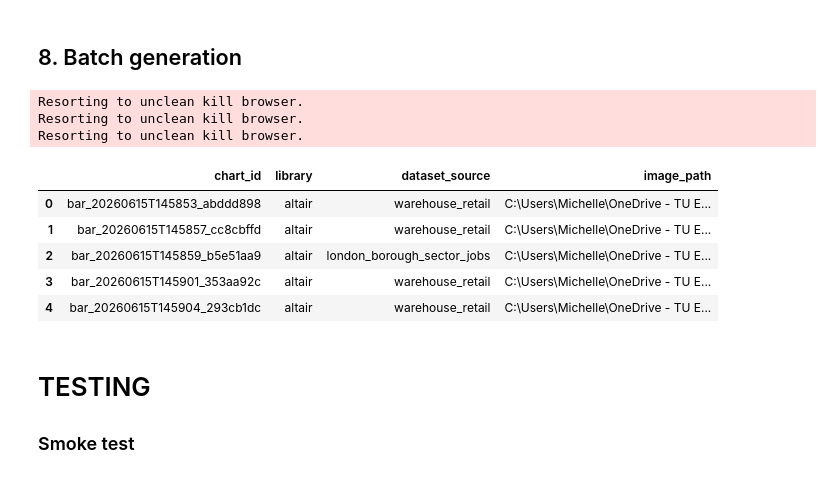
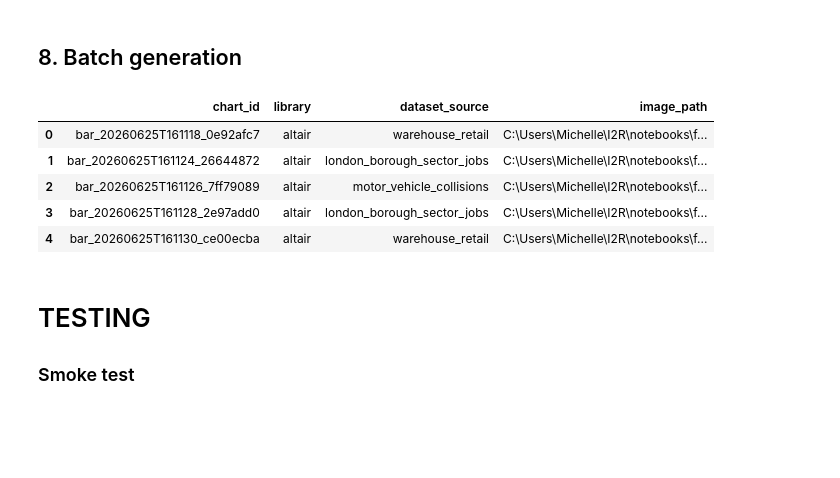
Before and after one commit to michellerosehb/I2R, a Jupyter notebook: notebooks/final_notebook_v1/notebooks/bar_generator_FINAL.ipynb, the cells around one changed output. Drawn from its saved outputs; the diff is of its cells as text; code cells hidden in the pictures; blank space fills up the shorter version.

```diff
--- a/notebooks/final_notebook_v1/notebooks/bar_generator_FINAL.ipynb
+++ b/notebooks/final_notebook_v1/notebooks/bar_generator_FINAL.ipynb
@@ -86,13 +86,18 @@ DATA_TRAIN = Path(r"C:\Users\Michelle\I2R\data\train")
 # Normal generated outputs
 BAR_OUT_ROOT = Path(r"C:\Users\Michelle\OneDrive - TU Eindhoven\I2R_dataset\barplots")
 
+# generated outputs
+BAR_OUT_ROOT_GENERATED = Path(r"C:\Users\Michelle\I2R\notebooks\final_notebook_v1\outputs\generated\barplots")
+
 # Testing outputs
 BAR_TEST_OUT_ROOT = PROJECT / "testing" / "bar_testing"
 
 BAR_OUT_ROOT.mkdir(parents=True, exist_ok=True)
 BAR_TEST_OUT_ROOT.mkdir(parents=True, exist_ok=True)
 
-CLEAR_OUTPUT = False
+#CLEAR_OUTPUT = False
+CLEAR_OUTPUT = True
+
 LIBRARIES = ["altair", "matplotlib", "seaborn", "plotly"]
 SUBDIRS = ["images", "tables", "metadata"]
 
@@ -107,17 +112,29 @@ DATASET_REGISTRY = {
         "path":         DATA_TRAIN / "Warehouse_and_Retail_Sales.csv",
         "numeric_cols": ["RETAIL SALES", "WAREHOUSE SALES", "RETAIL TRANSFERS"],
         "group_cols":   ["ITEM TYPE", "SUPPLIER"],
-        "date_col":     "date",
+        "date_col":     None,
         "agg_cols":     ["YEAR", "MONTH"],
         "loader":       "load_warehouse_retail",
     },
     "london_borough_sector_jobs": {
         "path":         DATA_TRAIN / "london_borough_sector_jobs.csv",
         "numeric_cols": ["EMPLOYEE_JOBS"],
-        "group_cols":   ["SECTOR", "BOROUGH"],
+        "group_cols":   ["BOROUGH", "SECTOR"],
         "date_col":     None,
         "agg_cols":     ["YEAR"],
         "loader":       "load_london_borough_sector_jobs",
+    },
+    "motor_vehicle_collisions": {
+        "path":         DATA_TRAIN / "Motor_Vehicle_Collisions_-_Crashes.csv",
+        "numeric_cols": ["NUMBER OF PERSONS INJURED", "NUMBER OF PERSONS KILLED",
+                         "NUMBER OF PEDESTRIANS INJURED", "NUMBER OF CYCLIST INJURED",
+                         "NUMBER OF MOTORIST INJURED"],
+        "group_cols":   ["BOROUGH", "CONTRIBUTING FACTOR VEHICLE 1", "VEHICLE TYPE CODE 1",
+                         "ON STREET NAME", "OFF STREET NAME",
+                         "DAY_OF_WEEK", "HOUR", "MONTH", "YEAR"],
+        "date_col":     "CRASH DATE",
+        "agg_cols":     ["YEAR", "MONTH"],
+        "loader":       "load_motor_vehicle_collisions",
     },
 }
 
@@ -1983,38 +2150,35 @@ def generate_batch(
 # %% [markdown]
 ## 8. Batch generation
 # %%
-ensure_output_dirs(BAR_OUT_ROOT)
+ensure_output_dirs(BAR_OUT_ROOT_GENERATED)
 
 OBSERVED_WEIGHTS = normalize_weights(SAMPLING_WEIGHTS)
 weights = OBSERVED_WEIGHTS
 
 generation_plan = {
     "altair":     25,
     "matplotlib": 25,
     "seaborn":    25,
     "plotly":     25,
 }
 
 metas = generate_batch(
-    out_root=BAR_OUT_ROOT,
-    dataset_source="warehouse_retail",
+    out_root=BAR_OUT_ROOT_GENERATED,
+    dataset_source="mixed",
     generation_plan=generation_plan,
     weights=weights,
     datasets=DATASETS,
     start_seed=1000,
 )
 
 pd.DataFrame(metas)[["chart_id", "library", "dataset_source", "image_path"]].head()
 # %% [output]
-Resorting to unclean kill browser.
-Resorting to unclean kill browser.
-Resorting to unclean kill browser.
 |  | chart_id | library | dataset_source | image_path |
-| 0 | bar_20260615T145853_abddd898 | altair | warehouse_retail | C:\Users\Michelle\OneDrive - TU E... |
-| 1 | bar_20260615T145857_cc8cbffd | altair | warehouse_retail | C:\Users\Michelle\OneDrive - TU E... |
-| 2 | bar_20260615T145859_b5e51aa9 | altair | london_borough_sector_jobs | C:\Users\Michelle\OneDrive - TU E... |
-| 3 | bar_20260615T145901_353aa92c | altair | warehouse_retail | C:\Users\Michelle\OneDrive - TU E... |
-| 4 | bar_20260615T145904_293cb1dc | altair | warehouse_retail | C:\Users\Michelle\OneDrive - TU E... |
+| 0 | bar_20260625T161118_0e92afc7 | altair | warehouse_retail | C:\Users\Michelle\I2R\notebooks\f... |
+| 1 | bar_20260625T161124_26644872 | altair | london_borough_sector_jobs | C:\Users\Michelle\I2R\notebooks\f... |
+| 2 | bar_20260625T161126_7ff79089 | altair | motor_vehicle_collisions | C:\Users\Michelle\I2R\notebooks\f... |
+| 3 | bar_20260625T161128_2e97add0 | altair | london_borough_sector_jobs | C:\Users\Michelle\I2R\notebooks\f... |
+| 4 | bar_20260625T161130_ce00ecba | altair | warehouse_retail | C:\Users\Michelle\I2R\notebooks\f... |
 # %% [markdown]
 # TESTING
 
```
Also changed, not shown: parts of 2 cells of this notebook, 4 other files.
